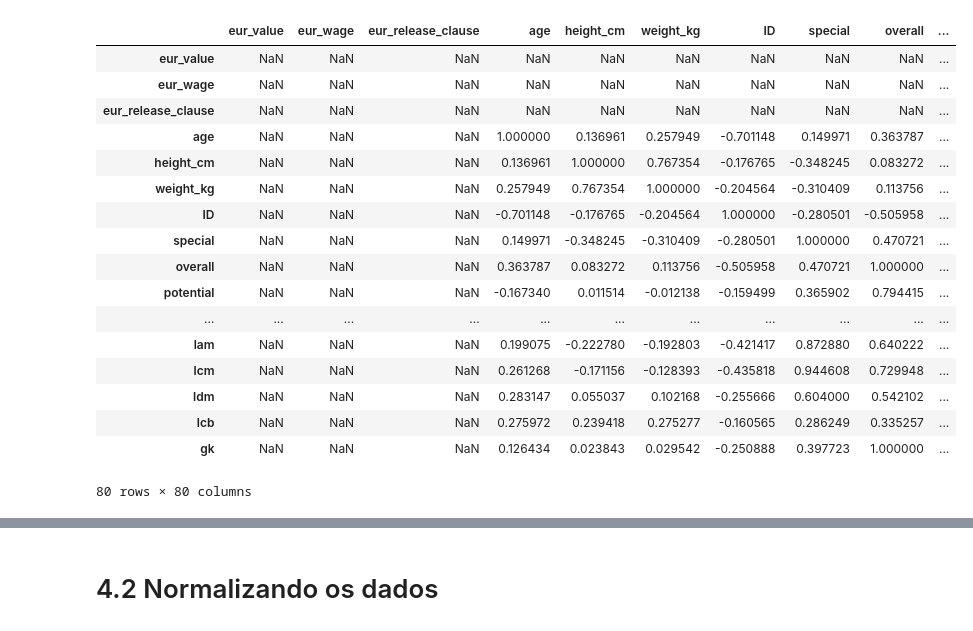
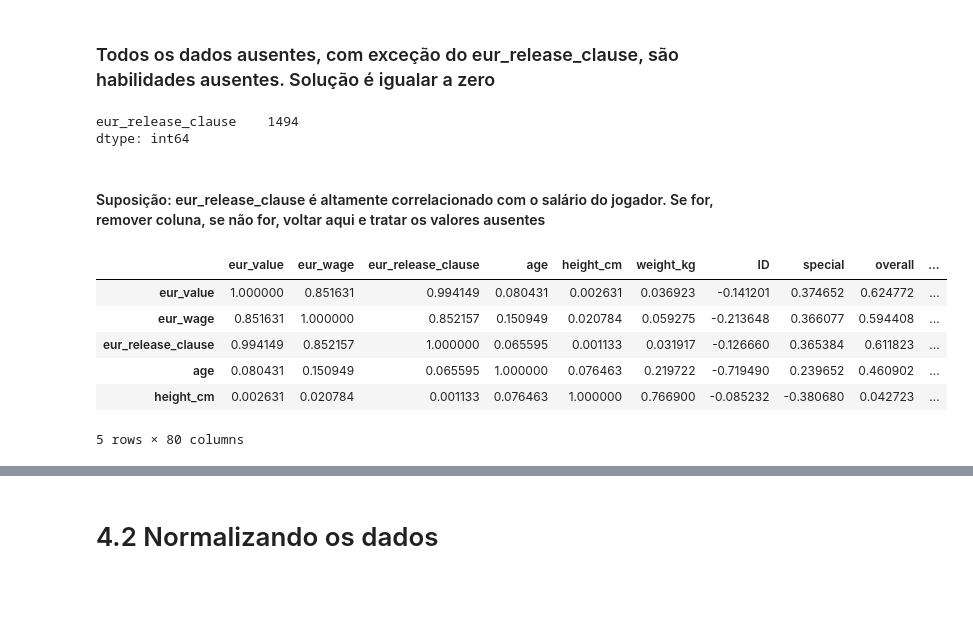
Before and after one commit to alysondantas/world-football-mining, a Jupyter notebook: preprocessing/Preprocessing.ipynb, the cells around one changed output, grey strips where cells are left out. Saved outputs shown, nothing was run; the diff lists cells and outputs as text; code cells hidden in the pictures; blank space fills up the shorter version.

```diff
--- a/preprocessing/Preprocessing.ipynb
+++ b/preprocessing/Preprocessing.ipynb
@@ -102,0 +187,4 @@ Length: 105, dtype: int64
+# %%
+missing_categorical = fifa_df[categorical_variables].isnull().sum()
+categorical_missing_data = missing_categorical[missing_categorical>0]
+categorical_missing_data
@@ -102,0 +204,7 @@ Length: 105, dtype: int64
+# %%
+missing_columns = list(categorical_missing_data.index)
+fifa_df[missing_columns] = fifa_df[missing_columns].fillna('Desempregado')
+
+missing_categorical = fifa_df[categorical_variables].isnull().sum()
+categorical_missing_data = missing_categorical[missing_categorical>0]
+categorical_missing_data
@@ -124,0 +215,4 @@ Length: 80, dtype: int64
+# %%
+missing = fifa_df[numerical_variables].isnull().sum()
+missing = missing[missing>0]
+missing
@@ -125,22 +237,29 @@ Length: 80, dtype: int64
+# %% [markdown]
+### Todos os dados ausentes, com exceção do eur_release_clause, são habilidades ausentes. Solução é igualar a zero
+# %%
+# Tratando os valores das habilidade ausentes
+missing_columns = list(missing.index)
+to_remove = ['eur_release_clause']
+missing_columns = [c for c in missing_columns if c not in to_remove]
+
+fifa_df[missing_columns] = fifa_df[missing_columns].fillna(0)
+# %%
+missing = fifa_df.isnull().sum()
+missing = missing[missing > 0]
+missing
+# %% [output]
+eur_release_clause    1494
+dtype: int64
+# %% [markdown]
+#### Suposição: eur_release_clause é altamente correlacionado com o salário do jogador. Se for, remover coluna, se não for, voltar aqui e tratar os valores ausentes
 # %%
 # Tabela de correlação par a par (Coeficiente de Pearson)
-fifa_df[numerical_variables].corr()
+fifa_df[numerical_variables].corr().head()
 # %% [output]
 |  | eur_value | eur_wage | eur_release_clause | age | height_cm | weight_kg | ID | special | overall | ... |
-| eur_value | NaN | NaN | NaN | NaN | NaN | NaN | NaN | NaN | NaN | ... |
-| eur_wage | NaN | NaN | NaN | NaN | NaN | NaN | NaN | NaN | NaN | ... |
-| eur_release_clause | NaN | NaN | NaN | NaN | NaN | NaN | NaN | NaN | NaN | ... |
-| age | NaN | NaN | NaN | 1.000000 | 0.136961 | 0.257949 | -0.701148 | 0.149971 | 0.363787 | ... |
-| height_cm | NaN | NaN | NaN | 0.136961 | 1.000000 | 0.767354 | -0.176765 | -0.348245 | 0.083272 | ... |
-| weight_kg | NaN | NaN | NaN | 0.257949 | 0.767354 | 1.000000 | -0.204564 | -0.310409 | 0.113756 | ... |
-| ID | NaN | NaN | NaN | -0.701148 | -0.176765 | -0.204564 | 1.000000 | -0.280501 | -0.505958 | ... |
-| special | NaN | NaN | NaN | 0.149971 | -0.348245 | -0.310409 | -0.280501 | 1.000000 | 0.470721 | ... |
-| overall | NaN | NaN | NaN | 0.363787 | 0.083272 | 0.113756 | -0.505958 | 0.470721 | 1.000000 | ... |
-| potential | NaN | NaN | NaN | -0.167340 | 0.011514 | -0.012138 | -0.159499 | 0.365902 | 0.794415 | ... |
-| ... | ... | ... | ... | ... | ... | ... | ... | ... | ... | ... |
-| lam | NaN | NaN | NaN | 0.199075 | -0.222780 | -0.192803 | -0.421417 | 0.872880 | 0.640222 | ... |
-| lcm | NaN | NaN | NaN | 0.261268 | -0.171156 | -0.128393 | -0.435818 | 0.944608 | 0.729948 | ... |
-| ldm | NaN | NaN | NaN | 0.283147 | 0.055037 | 0.102168 | -0.255666 | 0.604000 | 0.542102 | ... |
-| lcb | NaN | NaN | NaN | 0.275972 | 0.239418 | 0.275277 | -0.160565 | 0.286249 | 0.335257 | ... |
-| gk | NaN | NaN | NaN | 0.126434 | 0.023843 | 0.029542 | -0.250888 | 0.397723 | 1.000000 | ... |
+| eur_value | 1.000000 | 0.851631 | 0.994149 | 0.080431 | 0.002631 | 0.036923 | -0.141201 | 0.374652 | 0.624772 | ... |
+| eur_wage | 0.851631 | 1.000000 | 0.852157 | 0.150949 | 0.020784 | 0.059275 | -0.213648 | 0.366077 | 0.594408 | ... |
+| eur_release_clause | 0.994149 | 0.852157 | 1.000000 | 0.065595 | 0.001133 | 0.031917 | -0.126660 | 0.365384 | 0.611823 | ... |
+| age | 0.080431 | 0.150949 | 0.065595 | 1.000000 | 0.076463 | 0.219722 | -0.719490 | 0.239652 | 0.460902 | ... |
+| height_cm | 0.002631 | 0.020784 | 0.001133 | 0.076463 | 1.000000 | 0.766900 | -0.085232 | -0.380680 | 0.042723 | ... |
-80 rows × 80 columns
+5 rows × 80 columns
```
Also changed, not shown: parts of 53 cells of this notebook, 3 other files.
